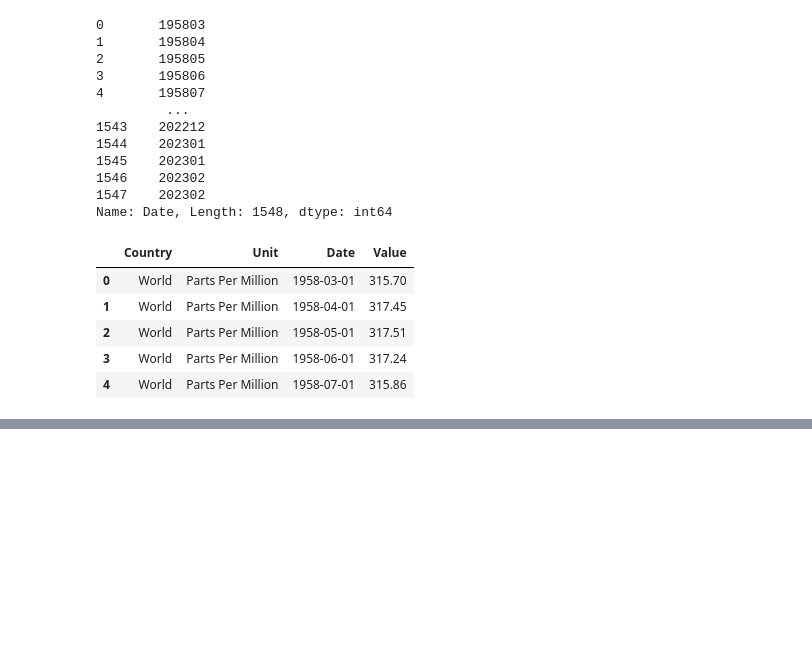
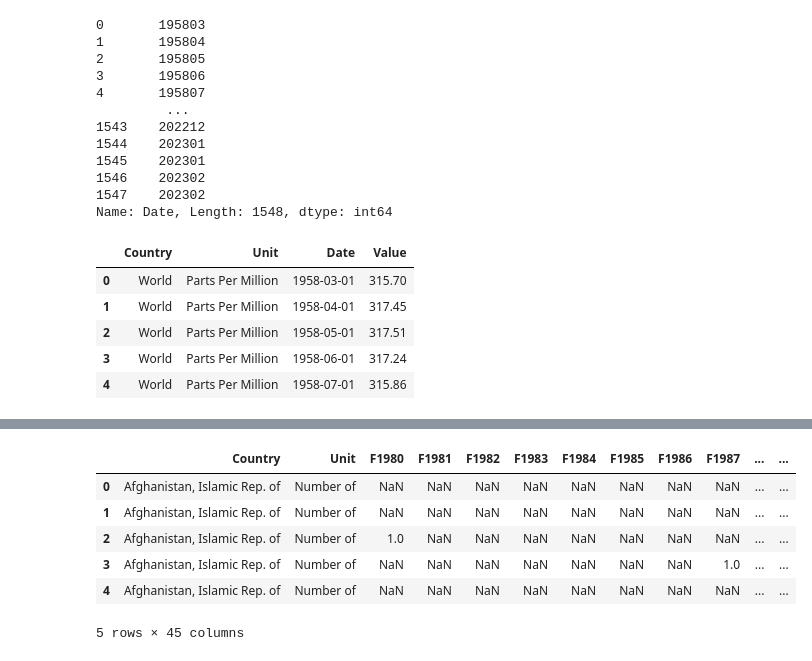
Before and after one commit to detmanski/climate_change_analysis, a Jupyter notebook: climate_data_cleaning.ipynb, the cells around one changed output, grey strips where cells are left out. Drawn from its saved outputs; the diff is of its cells as text; code cells hidden in the pictures; blank space fills up the shorter version.

```diff
--- a/climate_data_cleaning.ipynb
+++ b/climate_data_cleaning.ipynb
@@ -125,0 +170,4 @@ atmospheric_co2_df.head()
+# %%
+# extract the next csv into a pandas dataframe
+disaster_frequency_df = pd.read_csv("Resources/Climate-related_Disasters_Frequency.csv")
+disaster_frequency_df.head()
@@ -125,0 +182,12 @@ atmospheric_co2_df.head()
+# %%
+#Drop unwanted columns
+disaster_frequency_df.drop(columns=["ObjectId", "Indicator", "ISO2", "ISO3","CTS_Code", "CTS_Name","CTS_Full_Descriptor", "Source"], axis=1, inplace=True)
+disaster_frequency_df.head()
+# %% [output]
+|  | Country | Unit | F1980 | F1981 | F1982 | F1983 | F1984 | F1985 | F1986 | F1987 | ... | ... |
+| 0 | Afghanistan, Islamic Rep. of | Number of | NaN | NaN | NaN | NaN | NaN | NaN | NaN | NaN | ... | ... |
+| 1 | Afghanistan, Islamic Rep. of | Number of | NaN | NaN | NaN | NaN | NaN | NaN | NaN | NaN | ... | ... |
+| 2 | Afghanistan, Islamic Rep. of | Number of | 1.0 | NaN | NaN | NaN | NaN | NaN | NaN | NaN | ... | ... |
+| 3 | Afghanistan, Islamic Rep. of | Number of | NaN | NaN | NaN | NaN | NaN | NaN | NaN | 1.0 | ... | ... |
+| 4 | Afghanistan, Islamic Rep. of | Number of | NaN | NaN | NaN | NaN | NaN | NaN | NaN | NaN | ... | ... |
+5 rows × 45 columns
```
Also changed, not shown: parts of 13 cells of this notebook.
